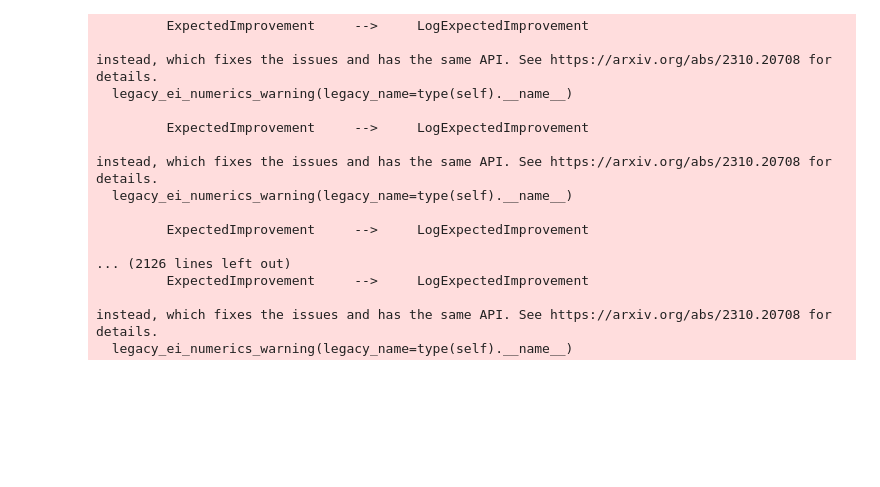
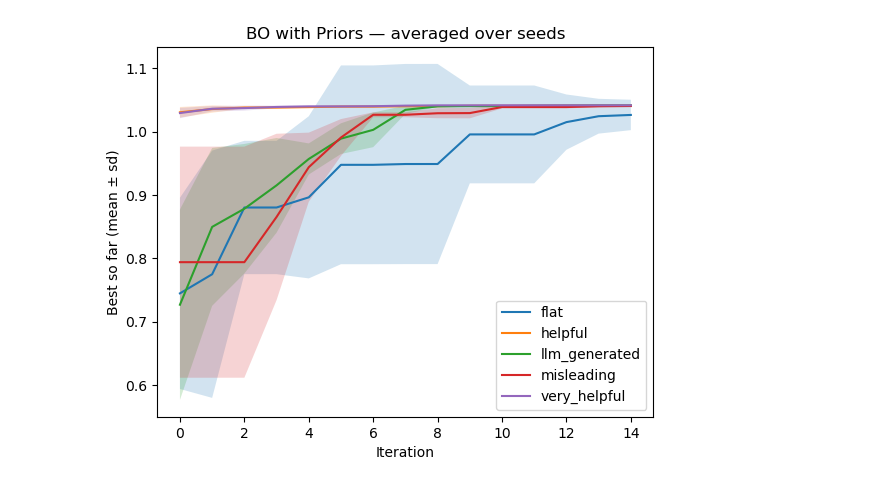
Before and after one commit to armtfgh/POLARIS-Project-, a Jupyter notebook: Franke Surface/main.ipynb, the cells around one changed output. Cells and saved outputs as stored; diff of their text form; code cells hidden in the pictures; blank space fills up the shorter version.

Commit message:
safety rails has been added + LLM readout maker has been also added

```diff
--- a/Franke Surface/main.ipynb
+++ b/Franke Surface/main.ipynb
@@ -454,0 +693,17 @@ def plot_runs_mean(history_df: pd.DataFrame):
+# %%
+import json
+schema = make_schema()
+
+bullet_context = """
+Task: Describe the response of a 2D system with variables x1,x2 in [0,1].
+Trends:
+- Overall high performance occurs when x1 is on the lower side (roughly low-to-mid), and x2 is in the low range.
+- Very high x1 tends to degrade the response (over-processing).
+- x2 shows a nonmonotone behavior: very low x2 can be weak, mid-low is best, and very high x2 declines.
+- There is mild positive synergy between x1 and x2 near low x2.
+Constraints:
+- Keep any numeric hints inside [0,1]; prefer broad ranges over point estimates.
+- Return JSON only, per schema.
+"""
+
+readout_llm = llm_generate_readout(bullet_context, schema, model="gpt-4o-mini", temperature=0.2)
@@ -455,45 +724,29 @@ def plot_runs_mean(history_df: pd.DataFrame):
 # %%
+import warnings
+warnings.filterwarnings('ignore')
+
 schema = make_schema()
-readouts = {
+ros = {
     "flat": make_readout_flat(schema),
     "helpful": make_readout_helpful(schema),
-    "very_helpful": make_readout_very_helpful(schema),  # narrower, stronger hints
+    "very_helpful": make_readout_very_helpful(schema),
     "misleading": make_readout_misleading(schema),
+    "llm_generated":readout_llm
 }
 
-# Stress the early, low-data regime so priors matter
-df = benchmark_readouts(
-    readouts,
-    seeds=list(range(10)),
-    n_init=3,           # fewer initials -> rely more on prior
-    n_iter=15,          # short budget -> priors show up early
-    alpha_boost=2.5,    # make prior ~2.5x stronger initially
-    alpha_decay=0.98    # slowly anneal down each iter
+# Baseline (same as before): sr1 on, others off
+# df0 = benchmark_readouts(ros, seeds=list(range(10)), n_init=3, n_iter=15)
+
+# All rails on
+df1 = benchmark_readouts(
+    ros, seeds=list(range(3)), n_init=3, n_iter=15,
+    sr1_calibrate_alpha=True,
+    sr2_alignment_gate=True,  sr2_threshold=0.0, sr2_alpha_max=3.0, sr2_flip_on_negative=False,
+    sr3_mixture_with_flat=True, sr3_w_max=1.0,
+    sr4_anneal=True, sr4_boost=2.0, sr4_decay=0.98
 )
 
-plot_runs_mean(df)  # mean ± sd across seeds
-
-# (Optional) quantify in regret against approx global max
-fmax = estimate_franke_max()
-df["regret"] = fmax - df["best_so_far"]
-aggregate_by_seed(df)[["readout","iter"]].assign(
-    mean_regret=(fmax - aggregate_by_seed(df)["mean_best"])
-)
+# plot_runs_mean(df0)
+plot_runs_mean(df1)
 # %% [output]
-         ExpectedImprovement     -->     LogExpectedImprovement
-
-instead, which fixes the issues and has the same API. See https://arxiv.org/abs/2310.20708 for details.
-  legacy_ei_numerics_warning(legacy_name=type(self).__name__)
-
-         ExpectedImprovement     -->     LogExpectedImprovement
-
-instead, which fixes the issues and has the same API. See https://arxiv.org/abs/2310.20708 for details.
-  legacy_ei_numerics_warning(legacy_name=type(self).__name__)
-
-         ExpectedImprovement     -->     LogExpectedImprovement
-
-... (2126 lines left out)
-         ExpectedImprovement     -->     LogExpectedImprovement
-
-instead, which fixes the issues and has the same API. See https://arxiv.org/abs/2310.20708 for details.
-  legacy_ei_numerics_warning(legacy_name=type(self).__name__)
+[figure, added]
```
Also changed, not shown: parts of 2 cells of this notebook.
